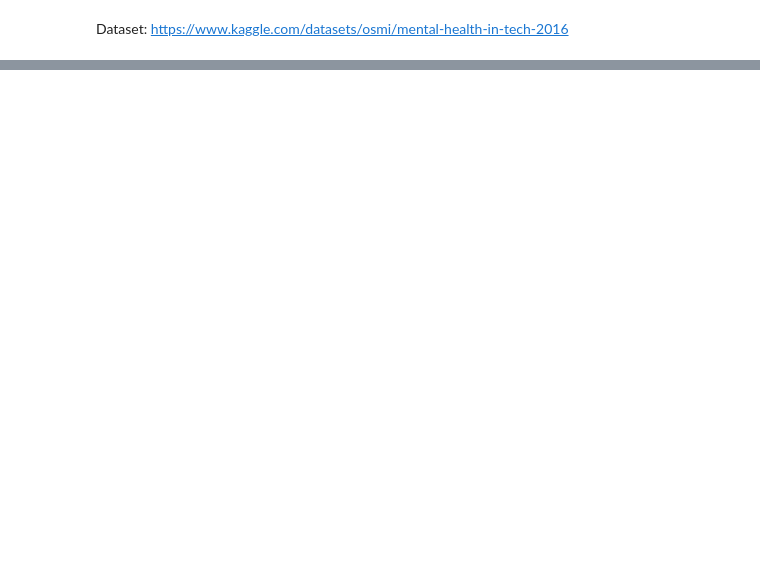
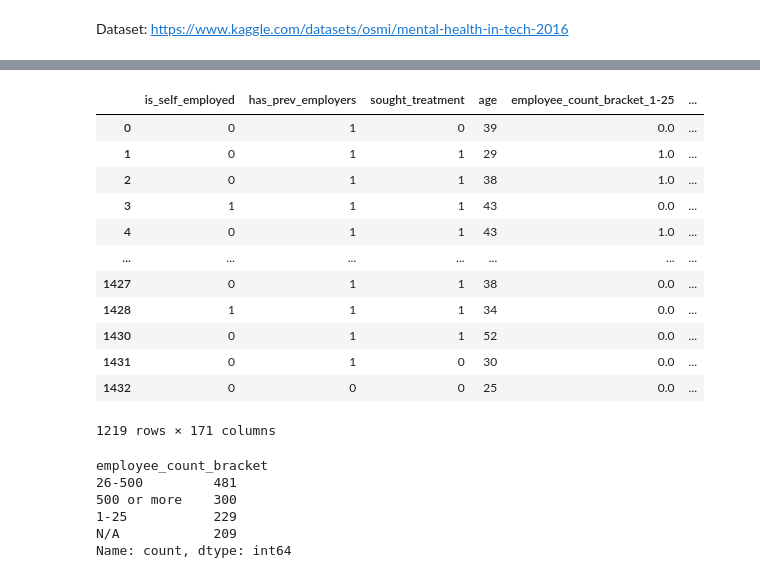
Before and after one commit to kasvoy/KaggleLearning, a Jupyter notebook: mental_health/mental_health.ipynb, the cells around one changed output, grey strips where cells are left out. Cells and saved outputs as stored; diff of their text form; code cells hidden in the pictures; blank space fills up the shorter version.

```diff
--- a/mental_health/mental_health.ipynb
+++ b/mental_health/mental_health.ipynb
@@ -224,12 +222,0 @@ df.loc[df['is_self_employed'] == 1]
-# %%
-"""
-#Changing the nan value for self employed to "N/A" (Not applicable), because self-employed ppl can't answer the employee count question
-df.loc[df['is_self_employed'] == 1, 'employee_count_bracket'] = df.loc[df['is_self_employed'] == 1, 'employee_count_bracket'].fillna("N/A")
-
-#same for employer provided insurance
-df.loc[df['is_self_employed'] == 1, 'empl_provides_mh_cov']   = df.loc[df['is_self_employed'] == 1, 'empl_provides_mh_cov'].fillna("N/A")
-
-#same for whether the company is tech
-df.loc[df['is_self_employed'] == 1, 'is_tech_org']            = df.loc[df['is_self_employed'] == 1, 'is_tech_org'].fillna("N/A")
-
-"""
@@ -238,2 +222,0 @@ df.loc[df['is_self_employed'] == 1, 'is_tech_org']            = df.loc[df['is_se
-# %%
-df.loc[df['is_self_employed'] == 1, ['employee_count_bracket', 'empl_provides_mh_cov']] = df.loc[df['is_self_employed'] == 1, ['employee_count_bracket', 'empl_provides_mh_cov']].fillna("N/A")
@@ -288,0 +223,33 @@ df.loc[df['is_self_employed'] == 1]
+# %%
+columns_to_not_encode = ['is_self_employed', 'has_prev_employers', 'sought_treatment', 'age', 'work_position']
+to_encode = [col for col in df.columns if col not in columns_to_not_encode]
+
+#DROPPING WORK POSITION FOR NOW
+df.drop('work_position', axis='columns', inplace=True)
+# %%
+encoded = pd.get_dummies(df, columns=to_encode, dtype=float)
+# %%
+encoded
+# %% [output]
+|  | is_self_employed | has_prev_employers | sought_treatment | age | employee_count_bracket_1-25 | ... |
+| 0 | 0 | 1 | 0 | 39 | 0.0 | ... |
+| 1 | 0 | 1 | 1 | 29 | 1.0 | ... |
+| 2 | 0 | 1 | 1 | 38 | 1.0 | ... |
+| 3 | 1 | 1 | 1 | 43 | 0.0 | ... |
+| 4 | 0 | 1 | 1 | 43 | 1.0 | ... |
+| ... | ... | ... | ... | ... | ... | ... |
+| 1427 | 0 | 1 | 1 | 38 | 0.0 | ... |
+| 1428 | 1 | 1 | 1 | 34 | 0.0 | ... |
+| 1430 | 0 | 1 | 1 | 52 | 0.0 | ... |
+| 1431 | 0 | 1 | 0 | 30 | 0.0 | ... |
+| 1432 | 0 | 0 | 0 | 25 | 0.0 | ... |
+1219 rows × 171 columns
+# %%
+df['employee_count_bracket'].value_counts()
+# %% [output]
+employee_count_bracket
+26-500         481
+500 or more    300
+1-25           229
+N/A            209
+Name: count, dtype: int64
```
Also changed, not shown: parts of 30 cells of this notebook.
